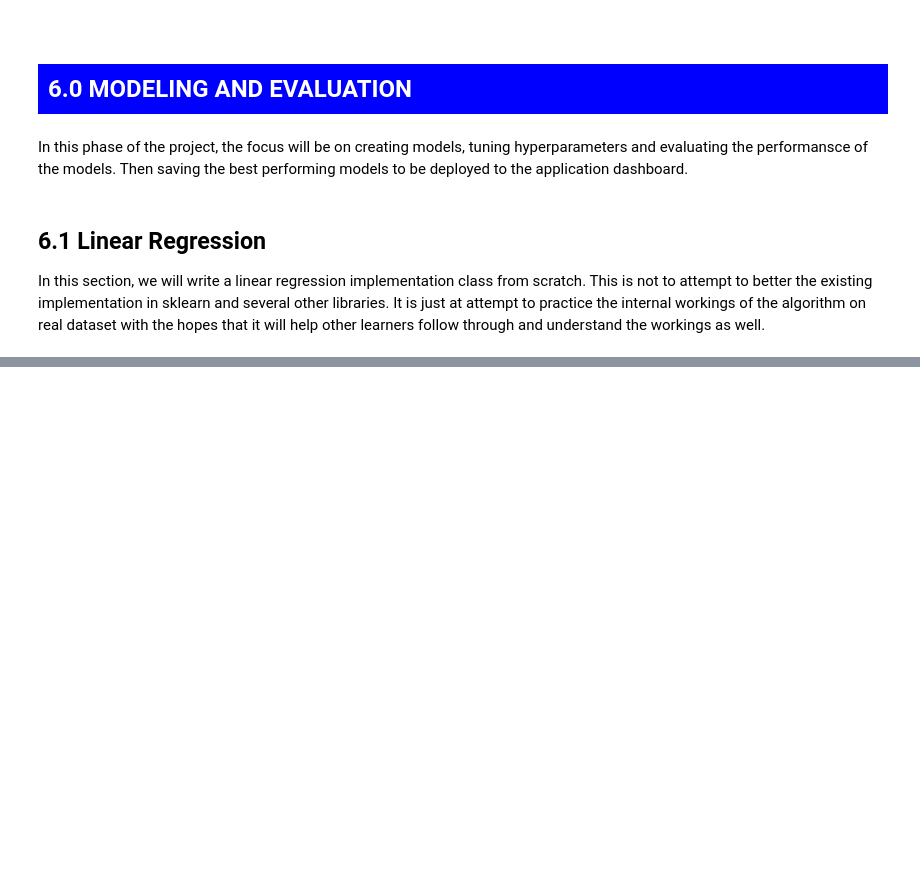
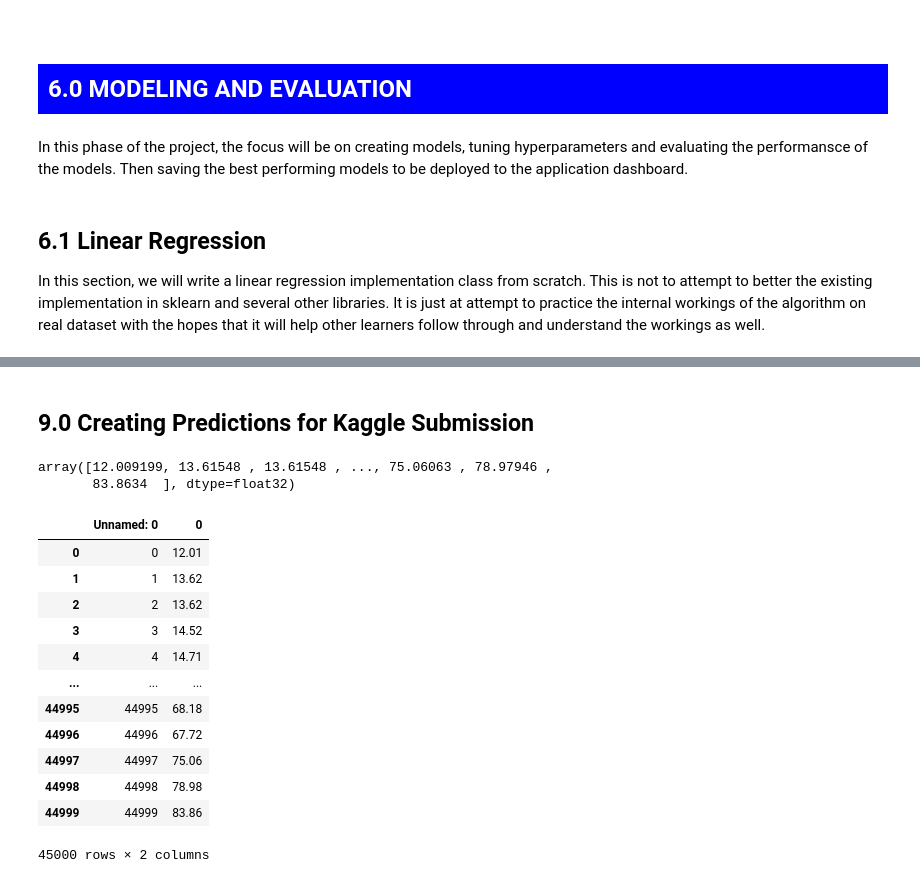
Before and after one commit to Abdul4code/multi_store_sales_prediction, a Jupyter notebook: Notebook.ipynb, the cells around one changed output, grey strips where cells are left out. Cells and saved outputs as stored; diff of their text form; code cells hidden in the pictures; blank space fills up the shorter version.

```diff
--- a/Notebook.ipynb
+++ b/Notebook.ipynb
@@ -673,0 +745,2 @@ MAE
+# %% [markdown]
+## 9.0 Creating Predictions for Kaggle Submission
@@ -673,0 +749,5 @@ MAE
+# %%
+pred
+# %% [output]
+array([12.009199, 13.61548 , 13.61548 , ..., 75.06063 , 78.97946 ,
+       83.8634  ], dtype=float32)
@@ -673,0 +756,16 @@ MAE
+# %%
+pd.read_csv('submission.csv')
+# %% [output]
+|  | Unnamed: 0 | 0 |
+| 0 | 0 | 12.01 |
+| 1 | 1 | 13.62 |
+| 2 | 2 | 13.62 |
+| 3 | 3 | 14.52 |
+| 4 | 4 | 14.71 |
+| ... | ... | ... |
+| 44995 | 44995 | 68.18 |
+| 44996 | 44996 | 67.72 |
+| 44997 | 44997 | 75.06 |
+| 44998 | 44998 | 78.98 |
+| 44999 | 44999 | 83.86 |
+45000 rows × 2 columns
```
Also changed, not shown: parts of 43 cells of this notebook, 2 other files.
